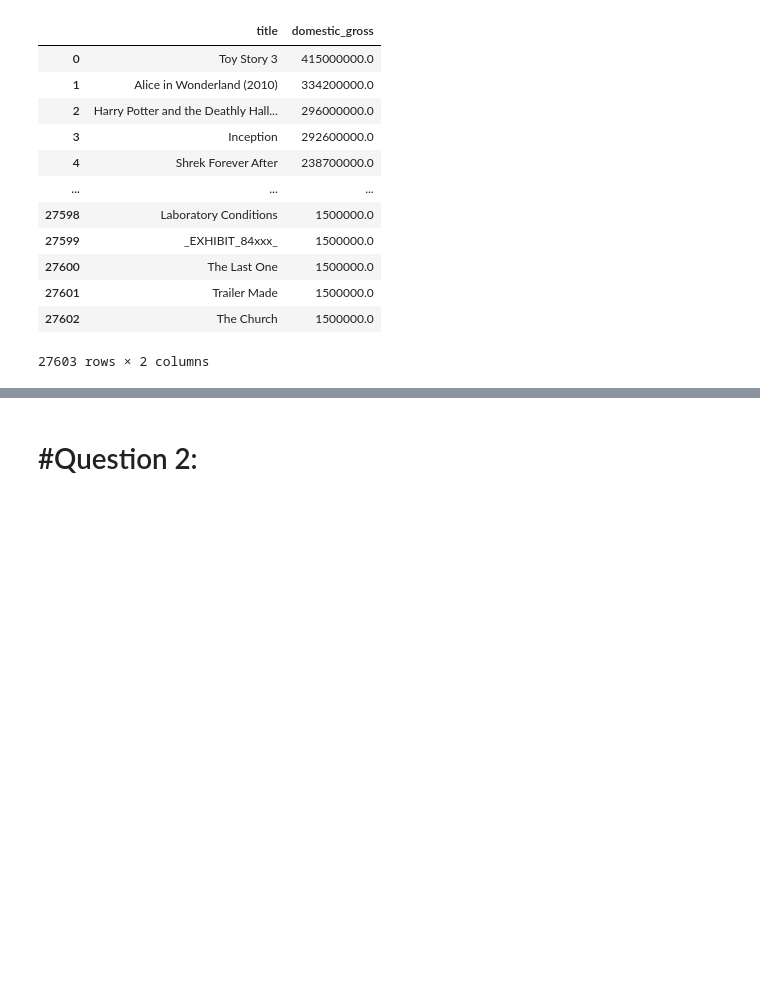
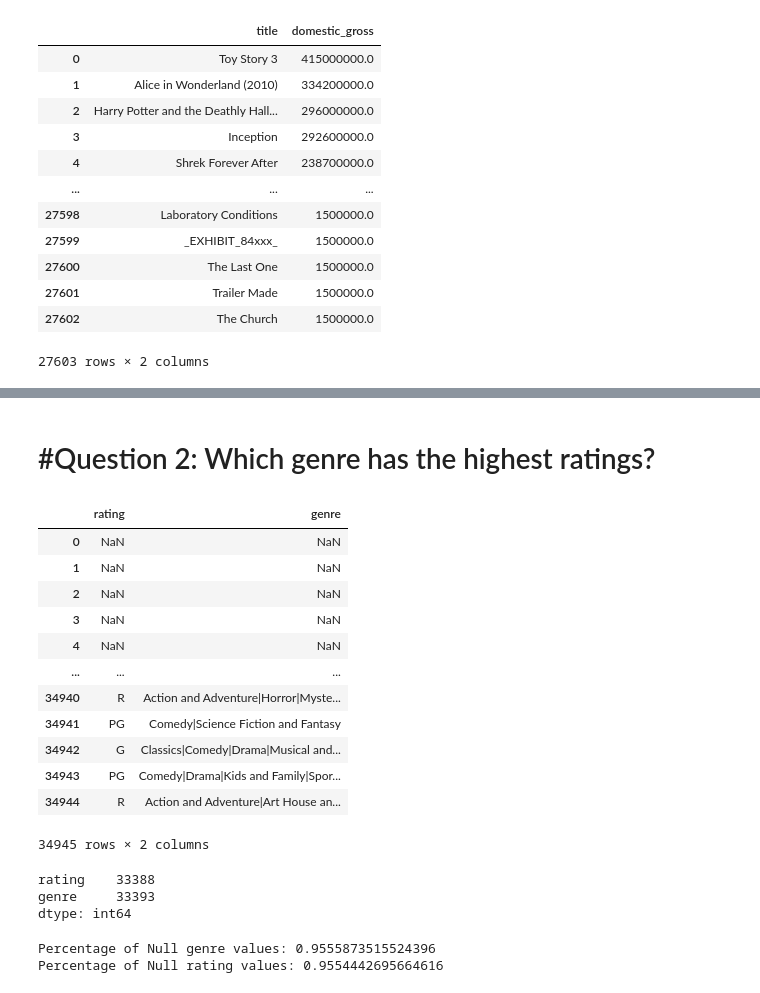
Before and after one commit to sophia14324/dsc-phase-1-project-v2-4, a Jupyter notebook: student.ipynb, the cells around one changed output, grey strips where cells are left out. Cells and saved outputs as stored; diff of their text form; code cells hidden in the pictures; blank space fills up the shorter version.

```diff
--- a/student.ipynb
+++ b/student.ipynb
@@ -482,2 +509,38 @@ ax = sns.barplot(x="title", y="domestic_gross", data=profitability)
 # %% [markdown]
-# #Question 2:
+# #Question 2: Which genre has the highest ratings?
+# %%
+#create a df to answer the question
+#drop all columns not needed to answer the question
+
+ratings_genre = df.drop(["studio", "foreign_gross", "year",
+                         "Unnamed: 0", "genre_ids", "id", "original_language", "original_title", "popularity",
+                         "release_date", "vote_average", "vote_count", "movie", "production_budget", "worldwide_gross",
+                        "domestic_gross", "synopsis", "title", "director", "writer", "theater_date", "dvd_date","currency",
+                         "box_office", "runtime"], axis =1)
+ratings_genre
+# %% [output]
+|  | rating | genre |
+| 0 | NaN | NaN |
+| 1 | NaN | NaN |
+| 2 | NaN | NaN |
+| 3 | NaN | NaN |
+| 4 | NaN | NaN |
+| ... | ... | ... |
+| 34940 | R | Action and Adventure|Horror|Myste... |
+| 34941 | PG | Comedy|Science Fiction and Fantasy |
+| 34942 | G | Classics|Comedy|Drama|Musical and... |
+| 34943 | PG | Comedy|Drama|Kids and Family|Spor... |
+| 34944 | R | Action and Adventure|Art House an... |
+34945 rows × 2 columns
+# %%
+ratings_genre.isnull().sum()
+# %% [output]
+rating    33388
+genre     33393
+dtype: int64
+# %%
+print('Percentage of Null genre values:', len(ratings_genre[ratings_genre.genre.isna()])/ len(ratings_genre))
+print('Percentage of Null rating values:', len(ratings_genre[ratings_genre.rating.isna()])/ len(ratings_genre))
+# %% [output]
+Percentage of Null genre values: 0.9555873515524396
+Percentage of Null rating values: 0.9554442695664616
```
Also changed, not shown: parts of 10 cells of this notebook.
